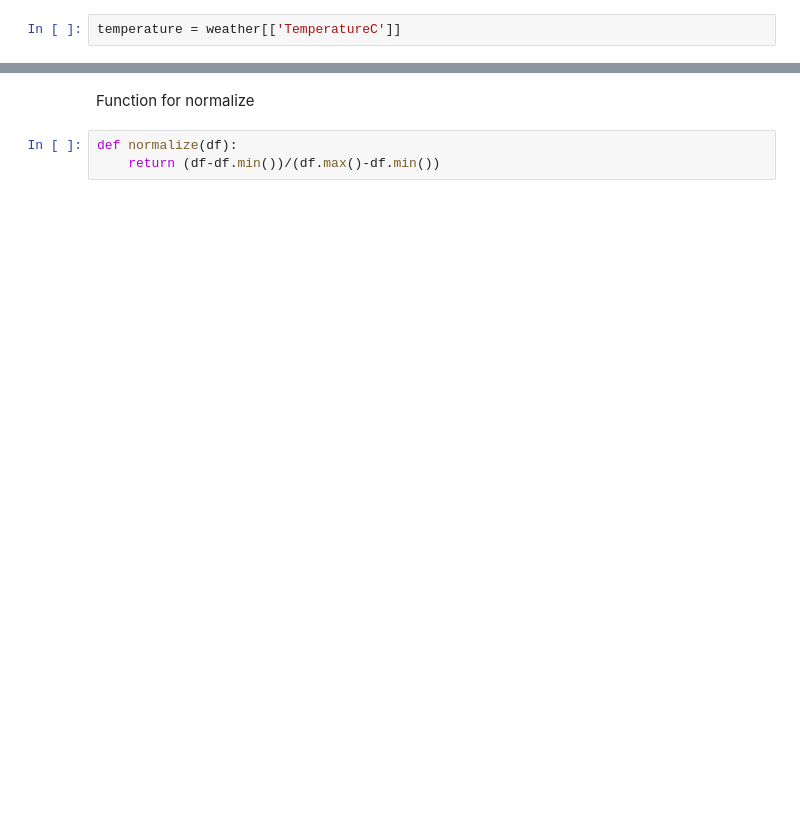
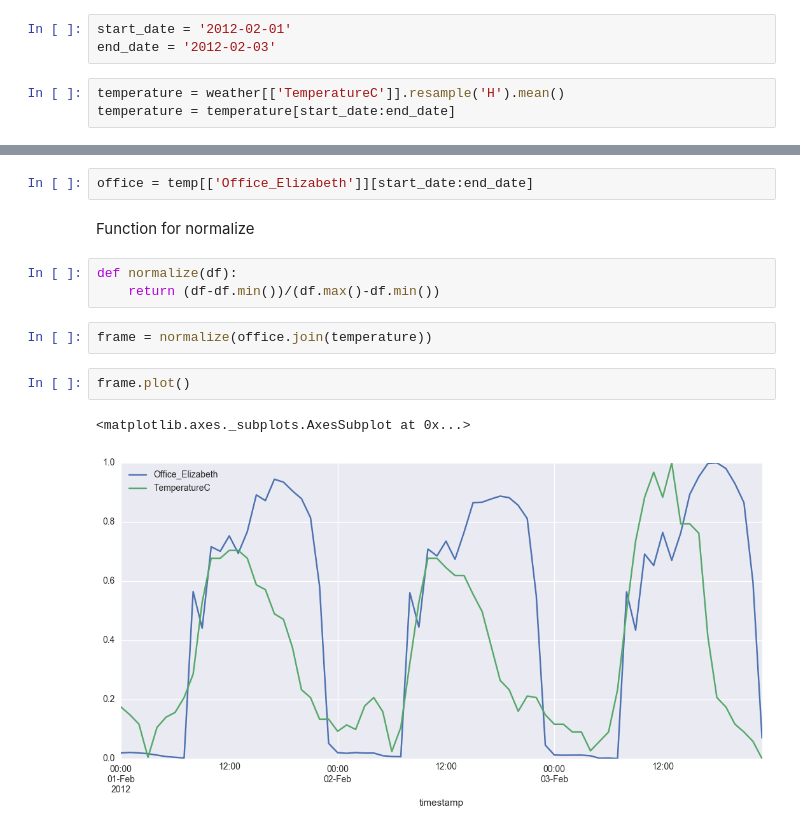
Before and after one commit to manojm18/the-building-data-genome-project, a Jupyter notebook: notebooks/Time_series_analysis.ipynb, the cells around one changed output, grey strips where cells are left out. Cells and saved outputs as stored; diff of their text form; blank space fills up the shorter version.

```diff
--- a/notebooks/Time_series_analysis.ipynb
+++ b/notebooks/Time_series_analysis.ipynb
@@ -55,2 +24,6 @@ weather.head(100)
+# %%
+start_date = '2012-02-01'
+end_date = '2012-02-03'
 # %%
-temperature = weather[['TemperatureC']]
+temperature = weather[['TemperatureC']].resample('H').mean()
+temperature = temperature[start_date:end_date]
@@ -74,5 +30,14 @@ AttributeError: 'numpy.ndarray' object has no attribute 'endswith'
+# %%
+office = temp[['Office_Elizabeth']][start_date:end_date]
 # %% [markdown]
 Function for normalize
 # %%
 def normalize(df):
     return (df-df.min())/(df.max()-df.min())
+# %%
+frame = normalize(office.join(temperature))
+# %%
+frame.plot()
+# %% [output]
+<matplotlib.axes._subplots.AxesSubplot at 0x...>
+[figure, added]
```
Also changed, not shown: parts of 9 cells of this notebook, 1 other file.
